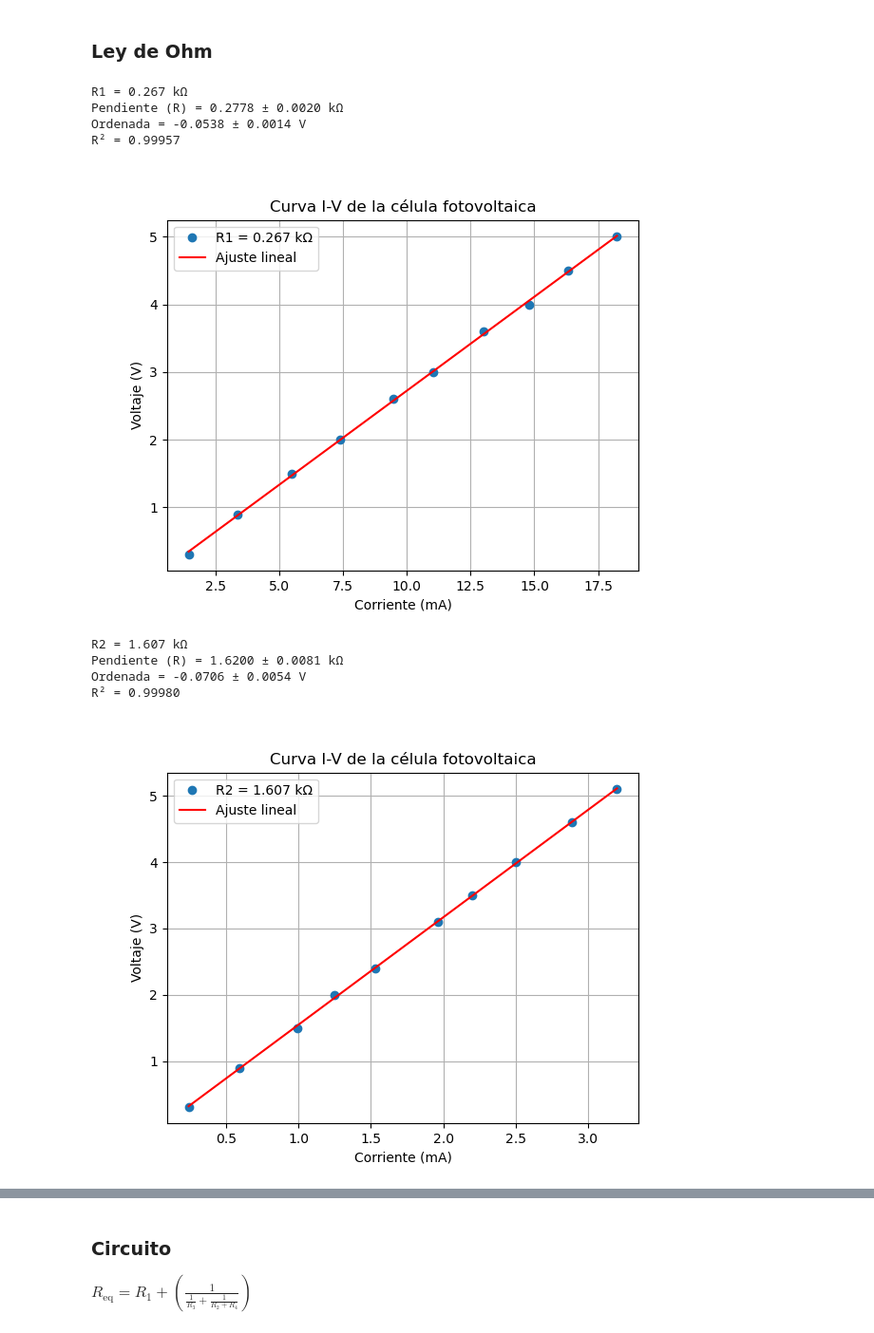
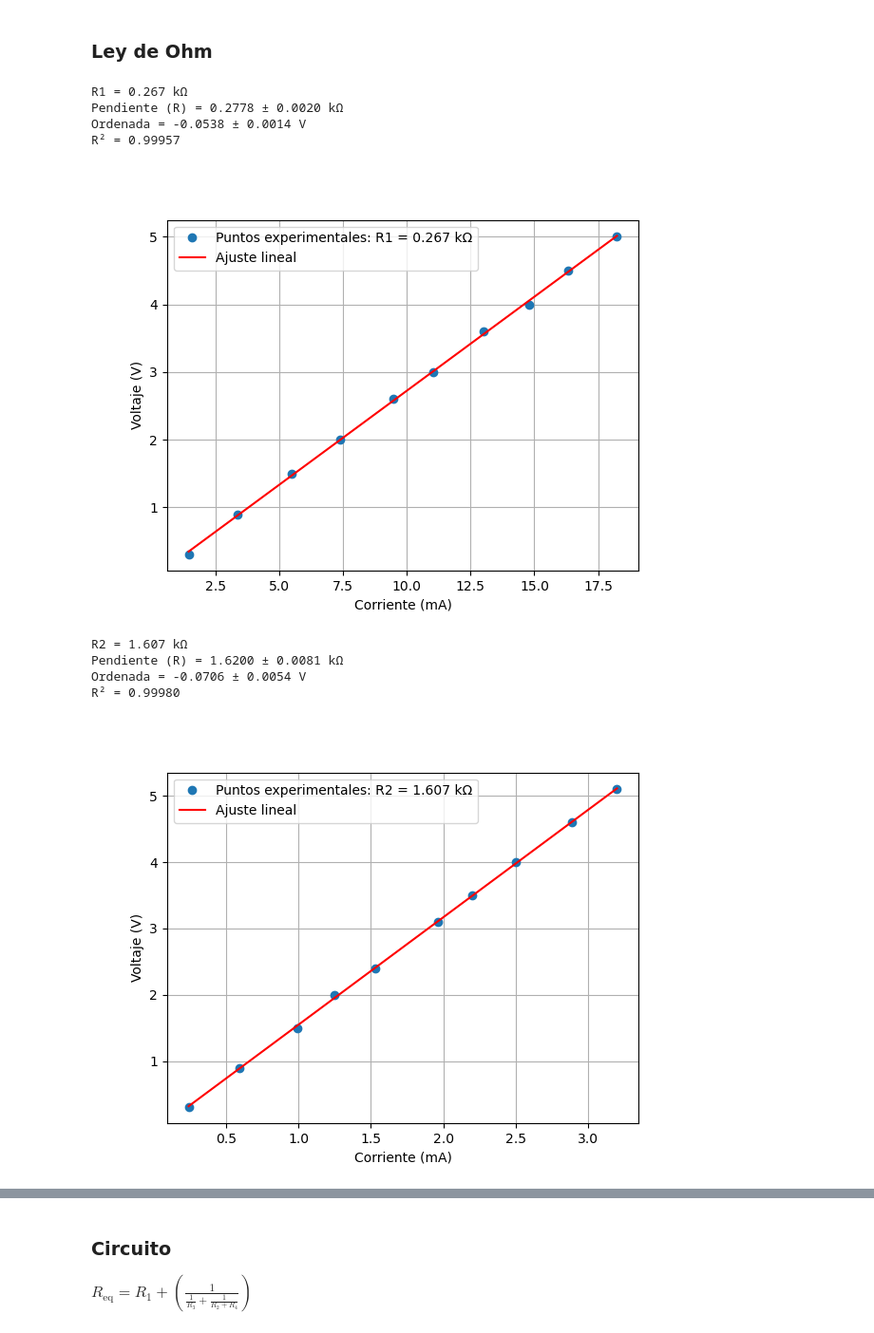
Before and after one commit to SoyXaime/Laboratorio-Fotovoltaica-, a Jupyter notebook: LabFotovoltaica.ipynb, the cells around one changed output, grey strips where cells are left out. Shown at 95% size. Drawn from its saved outputs; the diff is of its cells as text; code cells hidden in the pictures.

```diff
--- a/LabFotovoltaica.ipynb
+++ b/LabFotovoltaica.ipynb
@@ -81,12 +81,12 @@ print(f"R² = {R2:.5f}")
 
 # Graficar curva I-V
 fig, ax = plt.subplots()
-ax.plot(df_R1["I (mA)"], df_R1["V (V)"], marker='o', ls="none", label='R1 = 0.267 kΩ')
+ax.plot(df_R1["I (mA)"], df_R1["V (V)"], marker='o', ls="none", label='Puntos experimentales: R1 = 0.267 kΩ')
 ax.plot(df_R1["I (mA)"], a1 * df_R1["I (mA)"] + b1, label='Ajuste lineal', color='red')
 
 ax.set_xlabel('Corriente (mA)')
 ax.set_ylabel('Voltaje (V)')
-ax.set_title('Curva I-V de la célula fotovoltaica')
+#ax.set_title('Curva I-V de la célula fotovoltaica')
 ax.legend()
 plt.grid()
 plt.show()
@@ -95,7 +95,7 @@ R1 = 0.267 kΩ
 Pendiente (R) = 0.2778 ± 0.0020 kΩ
 Ordenada = -0.0538 ± 0.0014 V
 R² = 0.99957
-[figure, old version]
+[figure, new version]
 # %%
 
 # Valor de la resistencia (kΩ)
@@ -106,36 +106,36 @@ data_R2 = {
     "I (mA)": [0.24, 0.59, 0.99, 1.25, 1.53, 1.96, 2.2, 2.5, 2.89, 3.2],
     "V (V)":  [0.3, 0.9, 1.5, 2.0, 2.4, 3.1, 3.5, 4.0, 4.6, 5.1]
 }
 
 df_R2 = pd.DataFrame(data_R2)
 
 # Mostrar tabla
 print(f"R2 = {R2} kΩ")
 df_R2
 
 a2, da2, b2, db2, R2  = ajuste_VI(df_R2["I (mA)"], df_R2["V (V)"])
 print(f"Pendiente (R) = {a2:.4f} ± {da2:.4f} kΩ")
 print(f"Ordenada = {b2:.4f} ± {db2:.4f} V")
 print(f"R² = {R2:.5f}")
 
 
 # Graficar curva I-V
 fig, ax = plt.subplots()
-ax.plot(df_R2["I (mA)"], df_R2["V (V)"], marker='o', ls="none", label='R2 = 1.607 kΩ')
+ax.plot(df_R2["I (mA)"], df_R2["V (V)"], marker='o', ls="none", label='Puntos experimentales: R2 = 1.607 kΩ')
 ax.plot(df_R2["I (mA)"], a2 * df_R2["I (mA)"] + b2, label='Ajuste lineal', color='red')
 
 ax.set_xlabel('Corriente (mA)')
 ax.set_ylabel('Voltaje (V)')
-ax.set_title('Curva I-V de la célula fotovoltaica')
+#ax.set_title('Curva I-V')
 ax.legend()
 plt.grid()
 plt.show()
 # %% [output]
 R2 = 1.607 kΩ
 Pendiente (R) = 1.6200 ± 0.0081 kΩ
 Ordenada = -0.0706 ± 0.0054 V
 R² = 0.99980
-[figure, old version]
+[figure, new version]
 # %%
 
 # Valor de la resistencia (kΩ)
```
Also changed, not shown: parts of 8 cells of this notebook, 26 other files.
